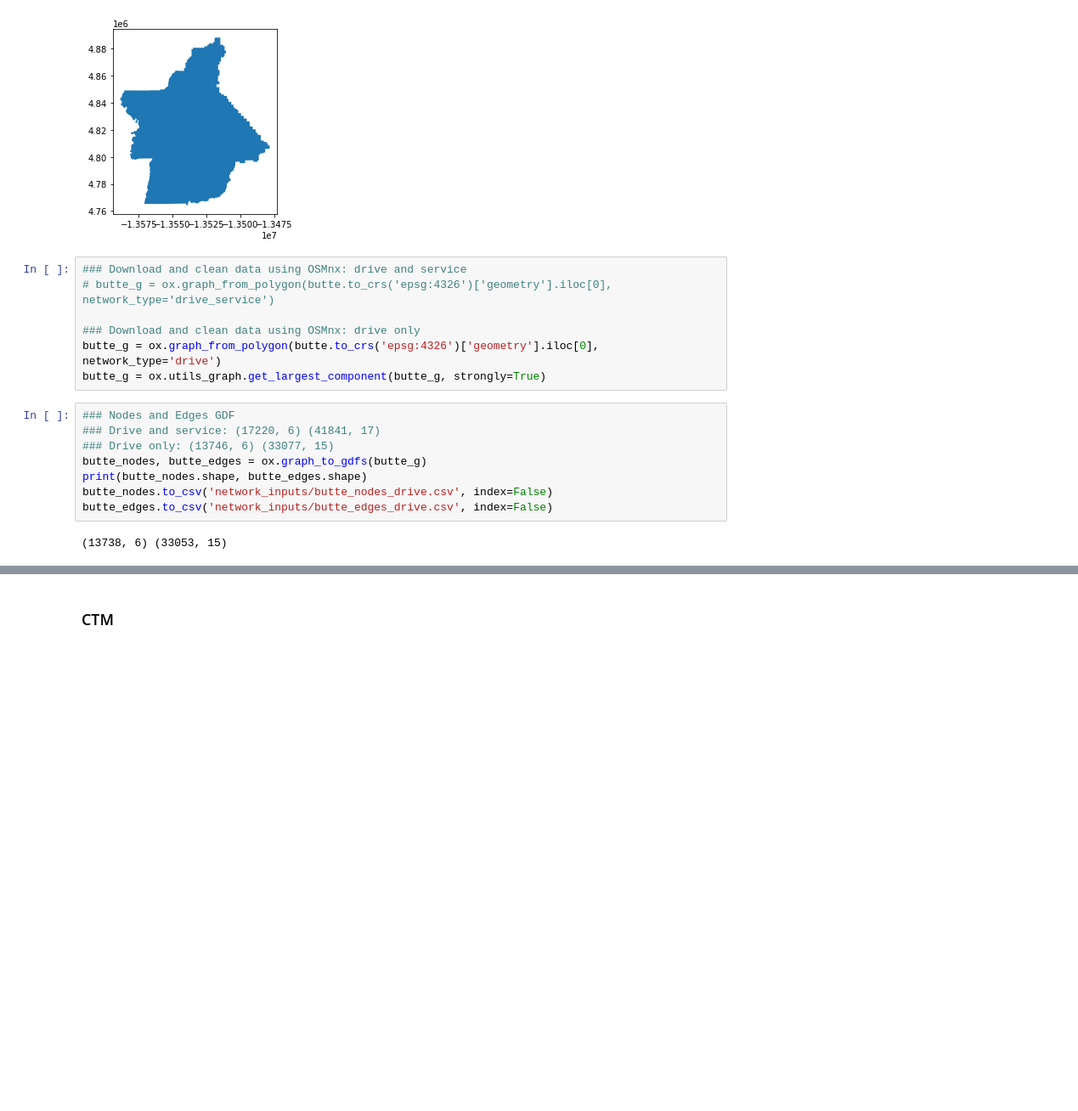
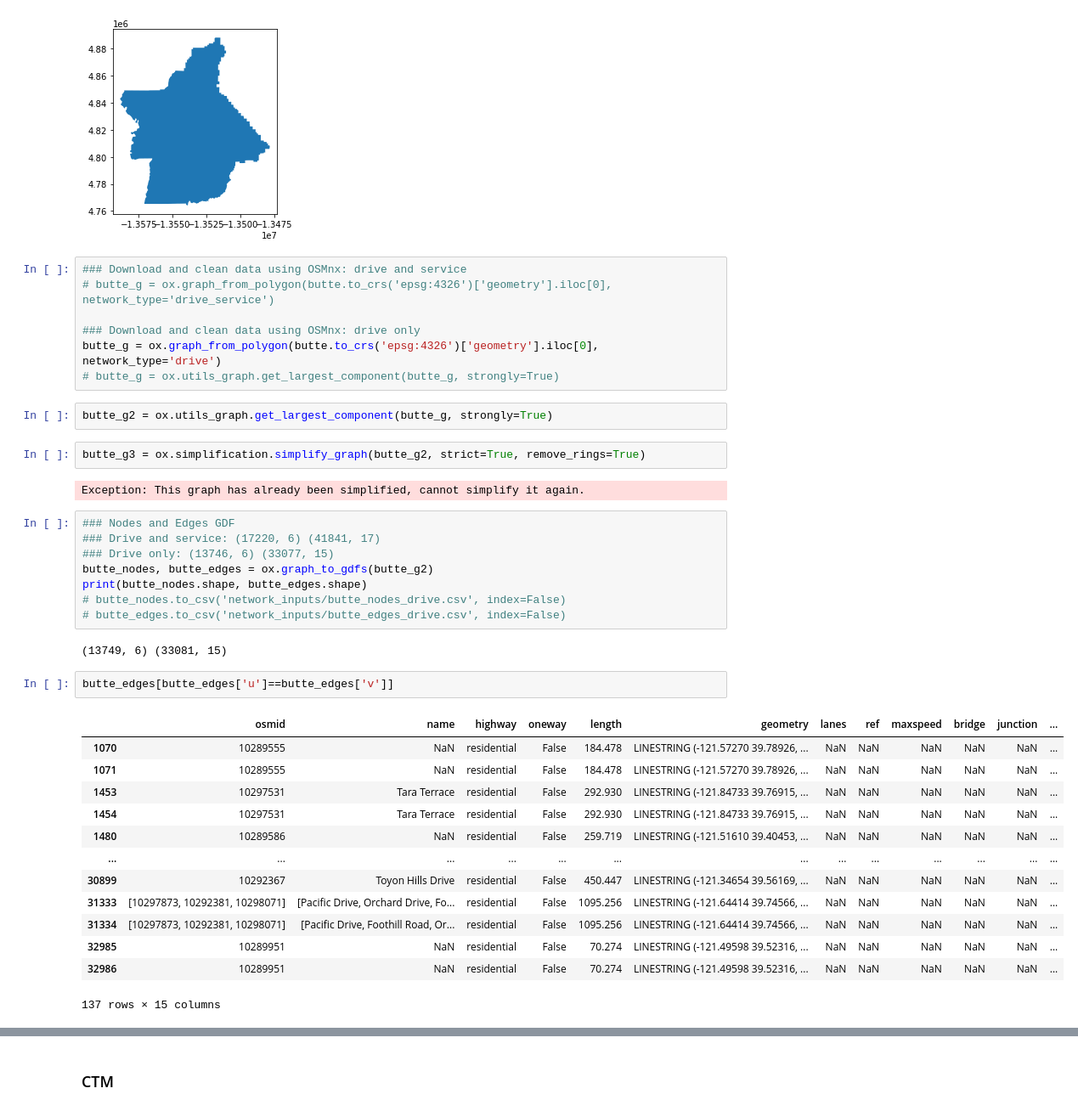
Before and after one commit to cb-cities/spatial_queue, a Jupyter notebook: projects/butte_osmnx/Butte.ipynb, the cells around one changed output, grey strips where cells are left out. Shown: that part at 85% size. Cells and saved outputs as stored; diff of their text form; blank space fills up the shorter version.

```diff
--- a/projects/butte_osmnx/Butte.ipynb
+++ b/projects/butte_osmnx/Butte.ipynb
@@ -19,16 +21,38 @@ butte.plot()
 
 ### Download and clean data using OSMnx: drive only
 butte_g = ox.graph_from_polygon(butte.to_crs('epsg:4326')['geometry'].iloc[0], network_type='drive')
-butte_g = ox.utils_graph.get_largest_component(butte_g, strongly=True)
+# butte_g = ox.utils_graph.get_largest_component(butte_g, strongly=True)
+# %%
+butte_g2 = ox.utils_graph.get_largest_component(butte_g, strongly=True)
+# %%
+butte_g3 = ox.simplification.simplify_graph(butte_g2, strict=True, remove_rings=True)
+# %% [output]
+Exception: This graph has already been simplified, cannot simplify it again.
 # %%
 ### Nodes and Edges GDF
 ### Drive and service: (17220, 6) (41841, 17)
 ### Drive only: (13746, 6) (33077, 15)
-butte_nodes, butte_edges = ox.graph_to_gdfs(butte_g)
+butte_nodes, butte_edges = ox.graph_to_gdfs(butte_g2)
 print(butte_nodes.shape, butte_edges.shape)
-butte_nodes.to_csv('network_inputs/butte_nodes_drive.csv', index=False)
-butte_edges.to_csv('network_inputs/butte_edges_drive.csv', index=False)
+# butte_nodes.to_csv('network_inputs/butte_nodes_drive.csv', index=False)
+# butte_edges.to_csv('network_inputs/butte_edges_drive.csv', index=False)
 # %% [output]
-(13738, 6) (33053, 15)
+(13749, 6) (33081, 15)
+# %%
+butte_edges[butte_edges['u']==butte_edges['v']]
+# %% [output]
+|  | osmid | name | highway | oneway | length | geometry | lanes | ref | maxspeed | bridge | junction | ... |
+| 1070 | 10289555 | NaN | residential | False | 184.478 | LINESTRING (-121.57270 39.78926, ... | NaN | NaN | NaN | NaN | NaN | ... |
+| 1071 | 10289555 | NaN | residential | False | 184.478 | LINESTRING (-121.57270 39.78926, ... | NaN | NaN | NaN | NaN | NaN | ... |
+| 1453 | 10297531 | Tara Terrace | residential | False | 292.930 | LINESTRING (-121.84733 39.76915, ... | NaN | NaN | NaN | NaN | NaN | ... |
+| 1454 | 10297531 | Tara Terrace | residential | False | 292.930 | LINESTRING (-121.84733 39.76915, ... | NaN | NaN | NaN | NaN | NaN | ... |
+| 1480 | 10289586 | NaN | residential | False | 259.719 | LINESTRING (-121.51610 39.40453, ... | NaN | NaN | NaN | NaN | NaN | ... |
+| ... | ... | ... | ... | ... | ... | ... | ... | ... | ... | ... | ... | ... |
+| 30899 | 10292367 | Toyon Hills Drive | residential | False | 450.447 | LINESTRING (-121.34654 39.56169, ... | NaN | NaN | NaN | NaN | NaN | ... |
+| 31333 | [10297873, 10292381, 10298071] | [Pacific Drive, Orchard Drive, Fo... | residential | False | 1095.256 | LINESTRING (-121.64414 39.74566, ... | NaN | NaN | NaN | NaN | NaN | ... |
+| 31334 | [10297873, 10292381, 10298071] | [Pacific Drive, Foothill Road, Or... | residential | False | 1095.256 | LINESTRING (-121.64414 39.74566, ... | NaN | NaN | NaN | NaN | NaN | ... |
+| 32985 | 10289951 | NaN | residential | False | 70.274 | LINESTRING (-121.49598 39.52316, ... | NaN | NaN | NaN | NaN | NaN | ... |
+| 32986 | 10289951 | NaN | residential | False | 70.274 | LINESTRING (-121.49598 39.52316, ... | NaN | NaN | NaN | NaN | NaN | ... |
+137 rows × 15 columns
 # %%
 ### add id to node
```
Also changed, not shown: parts of 15 cells of this notebook, 2 other files.
